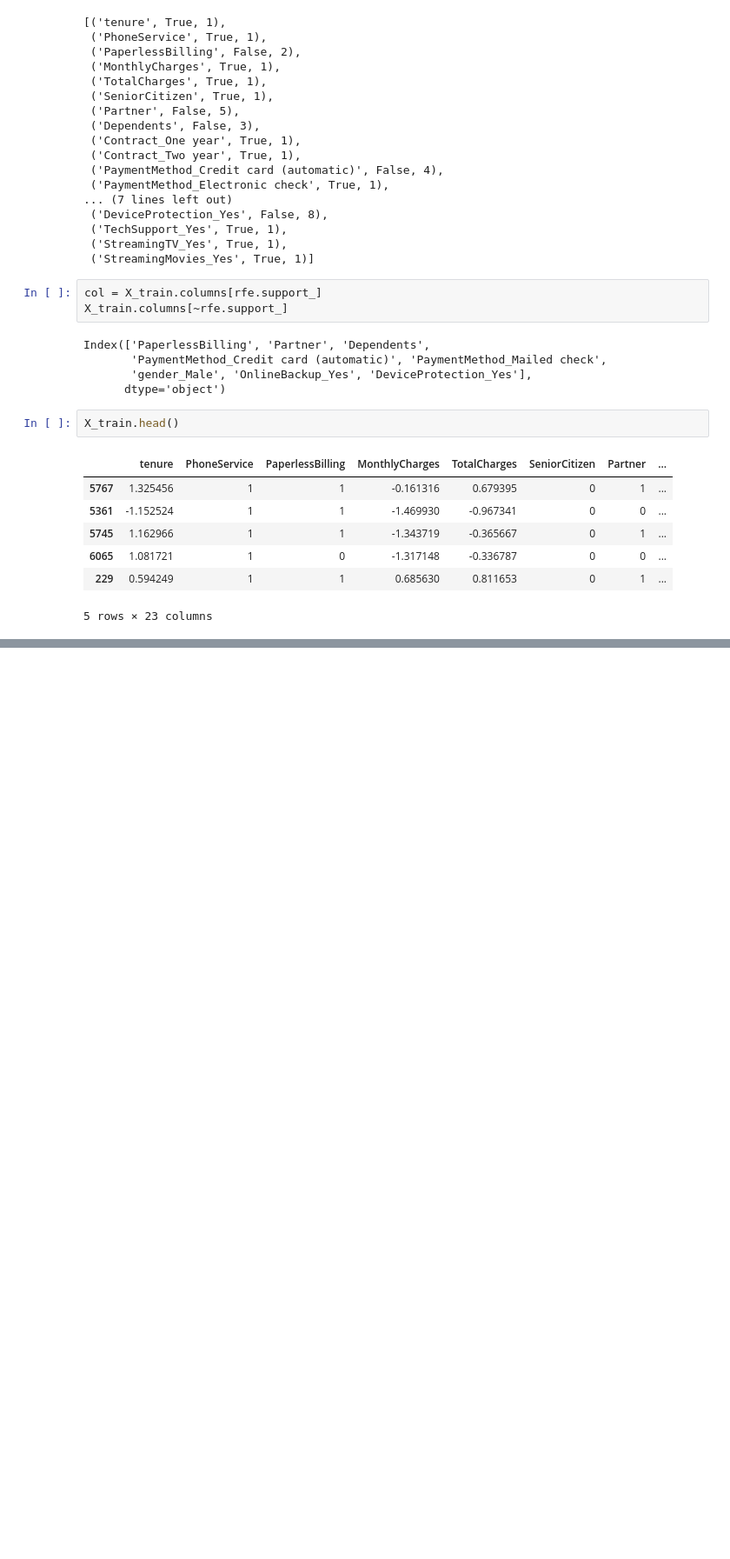
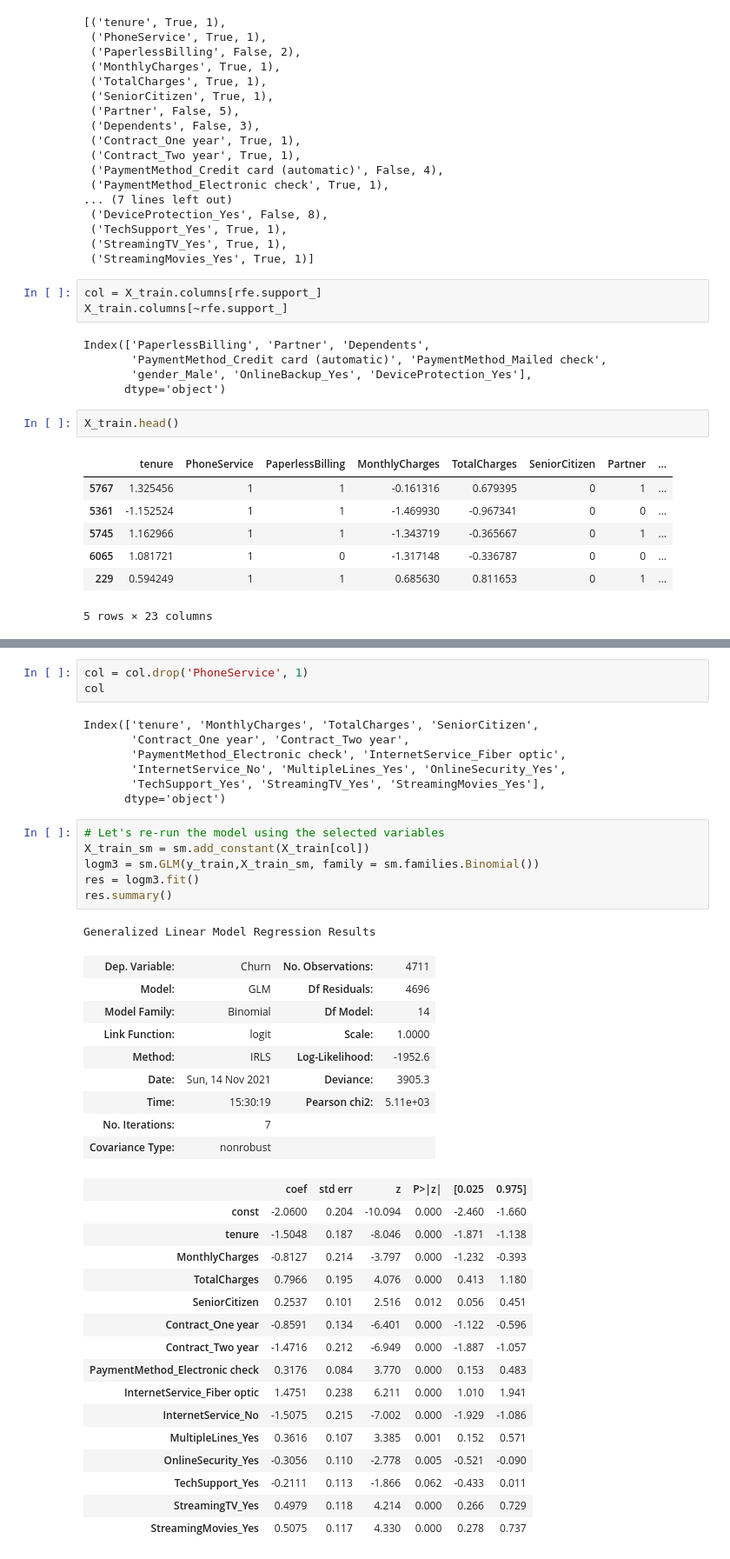
Before and after one commit to MIghtykukulkan/datascience, a Jupyter notebook: machine-learning/logistic_regression/logistic_practice.ipynb, the cells around one changed output, grey strips where cells are left out. Shown at 87% size. Drawn from its saved outputs; the diff is of its cells as text; blank space fills up the shorter version.

```diff
--- a/machine-learning/logistic_regression/logistic_practice.ipynb
+++ b/machine-learning/logistic_regression/logistic_practice.ipynb
@@ -482,0 +595,43 @@ X_train.head()
+# %%
+col = col.drop('PhoneService', 1)
+col
+# %% [output]
+Index(['tenure', 'MonthlyCharges', 'TotalCharges', 'SeniorCitizen',
+       'Contract_One year', 'Contract_Two year',
+       'PaymentMethod_Electronic check', 'InternetService_Fiber optic',
+       'InternetService_No', 'MultipleLines_Yes', 'OnlineSecurity_Yes',
+       'TechSupport_Yes', 'StreamingTV_Yes', 'StreamingMovies_Yes'],
+      dtype='object')
+# %%
+# Let's re-run the model using the selected variables
+X_train_sm = sm.add_constant(X_train[col])
+logm3 = sm.GLM(y_train,X_train_sm, family = sm.families.Binomial())
+res = logm3.fit()
+res.summary()
+# %% [output]
+Generalized Linear Model Regression Results
+| Dep. Variable: | Churn | No. Observations: | 4711 |
+| Model: | GLM | Df Residuals: | 4696 |
+| Model Family: | Binomial | Df Model: | 14 |
+| Link Function: | logit | Scale: | 1.0000 |
+| Method: | IRLS | Log-Likelihood: | -1952.6 |
+| Date: | Sun, 14 Nov 2021 | Deviance: | 3905.3 |
+| Time: | 15:30:19 | Pearson chi2: | 5.11e+03 |
+| No. Iterations: | 7 |  |  |
+| Covariance Type: | nonrobust |  |  |
+|  | coef | std err | z | P>|z| | [0.025 | 0.975] |
+| const | -2.0600 | 0.204 | -10.094 | 0.000 | -2.460 | -1.660 |
+| tenure | -1.5048 | 0.187 | -8.046 | 0.000 | -1.871 | -1.138 |
+| MonthlyCharges | -0.8127 | 0.214 | -3.797 | 0.000 | -1.232 | -0.393 |
+| TotalCharges | 0.7966 | 0.195 | 4.076 | 0.000 | 0.413 | 1.180 |
+| SeniorCitizen | 0.2537 | 0.101 | 2.516 | 0.012 | 0.056 | 0.451 |
+| Contract_One year | -0.8591 | 0.134 | -6.401 | 0.000 | -1.122 | -0.596 |
+| Contract_Two year | -1.4716 | 0.212 | -6.949 | 0.000 | -1.887 | -1.057 |
+| PaymentMethod_Electronic check | 0.3176 | 0.084 | 3.770 | 0.000 | 0.153 | 0.483 |
+| InternetService_Fiber optic | 1.4751 | 0.238 | 6.211 | 0.000 | 1.010 | 1.941 |
+| InternetService_No | -1.5075 | 0.215 | -7.002 | 0.000 | -1.929 | -1.086 |
+| MultipleLines_Yes | 0.3616 | 0.107 | 3.385 | 0.001 | 0.152 | 0.571 |
+| OnlineSecurity_Yes | -0.3056 | 0.110 | -2.778 | 0.005 | -0.521 | -0.090 |
+| TechSupport_Yes | -0.2111 | 0.113 | -1.866 | 0.062 | -0.433 | 0.011 |
+| StreamingTV_Yes | 0.4979 | 0.118 | 4.214 | 0.000 | 0.266 | 0.729 |
+| StreamingMovies_Yes | 0.5075 | 0.117 | 4.330 | 0.000 | 0.278 | 0.737 |
```
Also changed, not shown: parts of 11 cells of this notebook.
